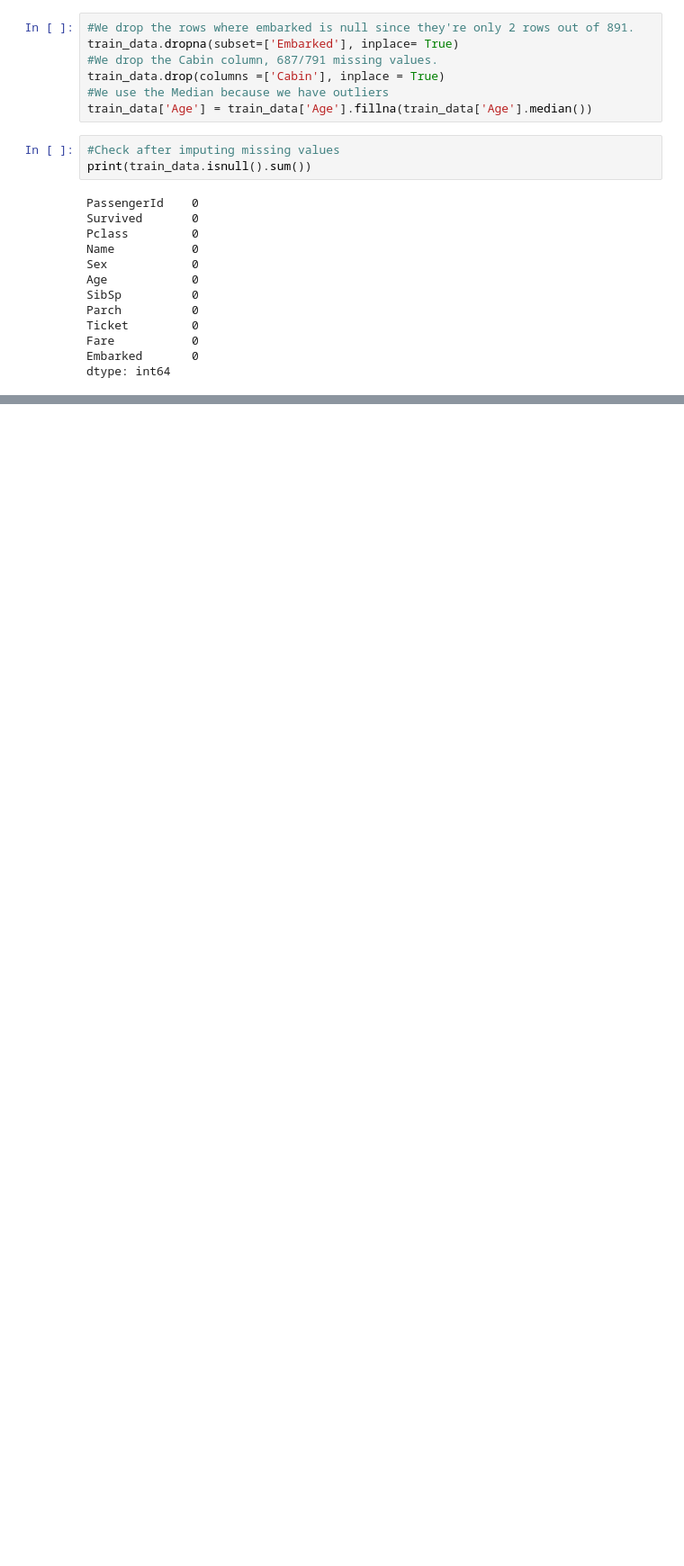
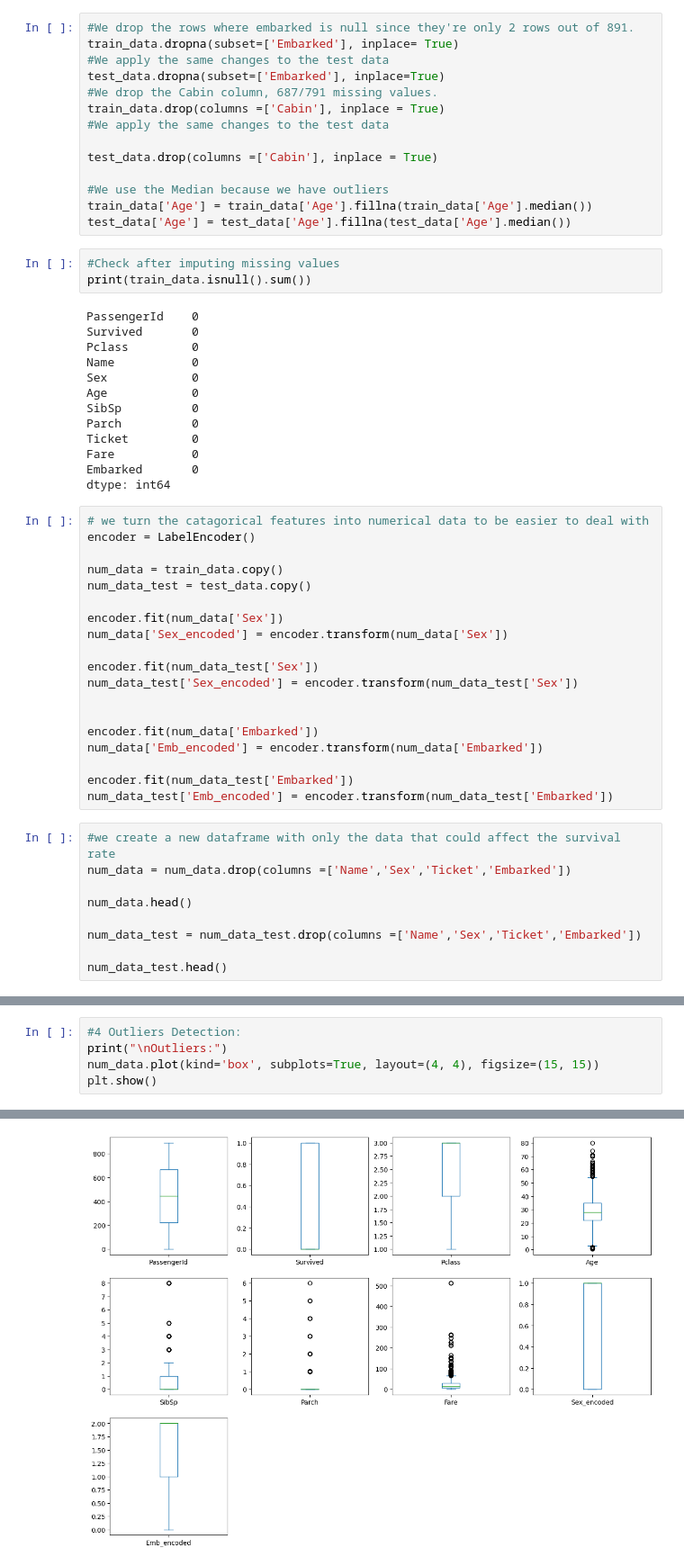
Before and after one commit to Khalid-Alnowaiser/Titanic-Dataset-Kaggle, a Jupyter notebook: phase-1-1.ipynb, the cells around one changed output, grey strips where cells are left out. Shown at 90% size. Drawn from its saved outputs; the diff is of its cells as text; blank space fills up the shorter version.

```diff
--- a/phase-1-1.ipynb
+++ b/phase-1-1.ipynb
@@ -131,10 +138,17 @@ dtype: int64
 # %%
 #We drop the rows where embarked is null since they're only 2 rows out of 891.
 train_data.dropna(subset=['Embarked'], inplace= True)
+#We apply the same changes to the test data
+test_data.dropna(subset=['Embarked'], inplace=True)
 #We drop the Cabin column, 687/791 missing values.
 train_data.drop(columns =['Cabin'], inplace = True)
+#We apply the same changes to the test data
+
+test_data.drop(columns =['Cabin'], inplace = True)
+
 #We use the Median because we have outliers
 train_data['Age'] = train_data['Age'].fillna(train_data['Age'].median())
+test_data['Age'] = test_data['Age'].fillna(test_data['Age'].median())
 # %%
 #Check after imputing missing values
 print(train_data.isnull().sum())
@@ -151,3 +165,31 @@ Ticket         0
 Fare           0
 Embarked       0
 dtype: int64
+# %%
+# we turn the catagorical features into numerical data to be easier to deal with
+encoder = LabelEncoder()
+
+num_data = train_data.copy()
+num_data_test = test_data.copy()
+
+encoder.fit(num_data['Sex'])
+num_data['Sex_encoded'] = encoder.transform(num_data['Sex'])
+
+encoder.fit(num_data_test['Sex'])
+num_data_test['Sex_encoded'] = encoder.transform(num_data_test['Sex'])
+
+
+encoder.fit(num_data['Embarked'])
+num_data['Emb_encoded'] = encoder.transform(num_data['Embarked'])
+
+encoder.fit(num_data_test['Embarked'])
+num_data_test['Emb_encoded'] = encoder.transform(num_data_test['Embarked'])
+# %%
+#we create a new dataframe with only the data that could affect the survival rate
+num_data = num_data.drop(columns =['Name','Sex','Ticket','Embarked'])
+
+num_data.head()
+
+num_data_test = num_data_test.drop(columns =['Name','Sex','Ticket','Embarked'])
+
+num_data_test.head()
@@ -153,0 +203,6 @@ dtype: int64
+# %%
+#4 Outliers Detection:
+print("\nOutliers:")
+num_data.plot(kind='box', subplots=True, layout=(4, 4), figsize=(15, 15))
+plt.show()
+# %% [output]
@@ -153,0 +210 @@ dtype: int64
+[figure, added]
```
Also changed, not shown: parts of 15 cells of this notebook.
